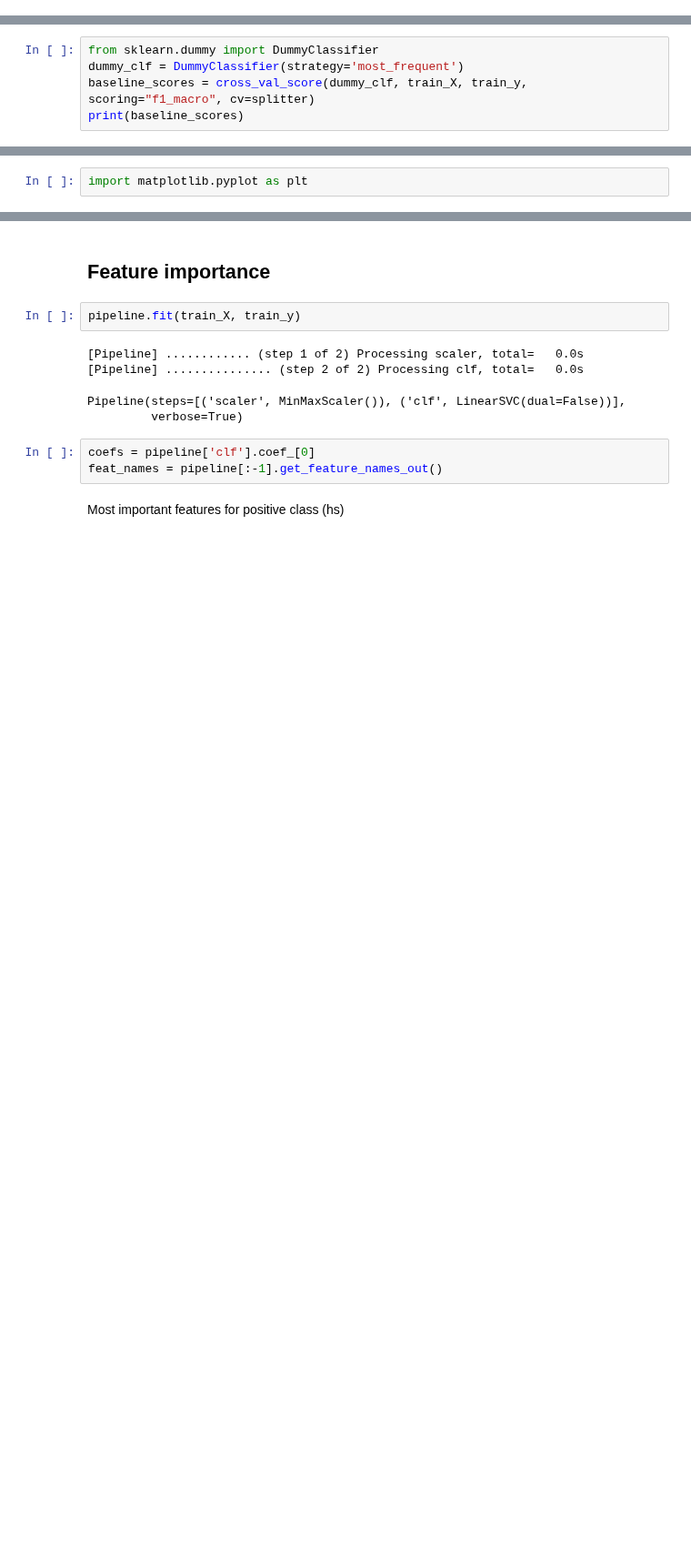
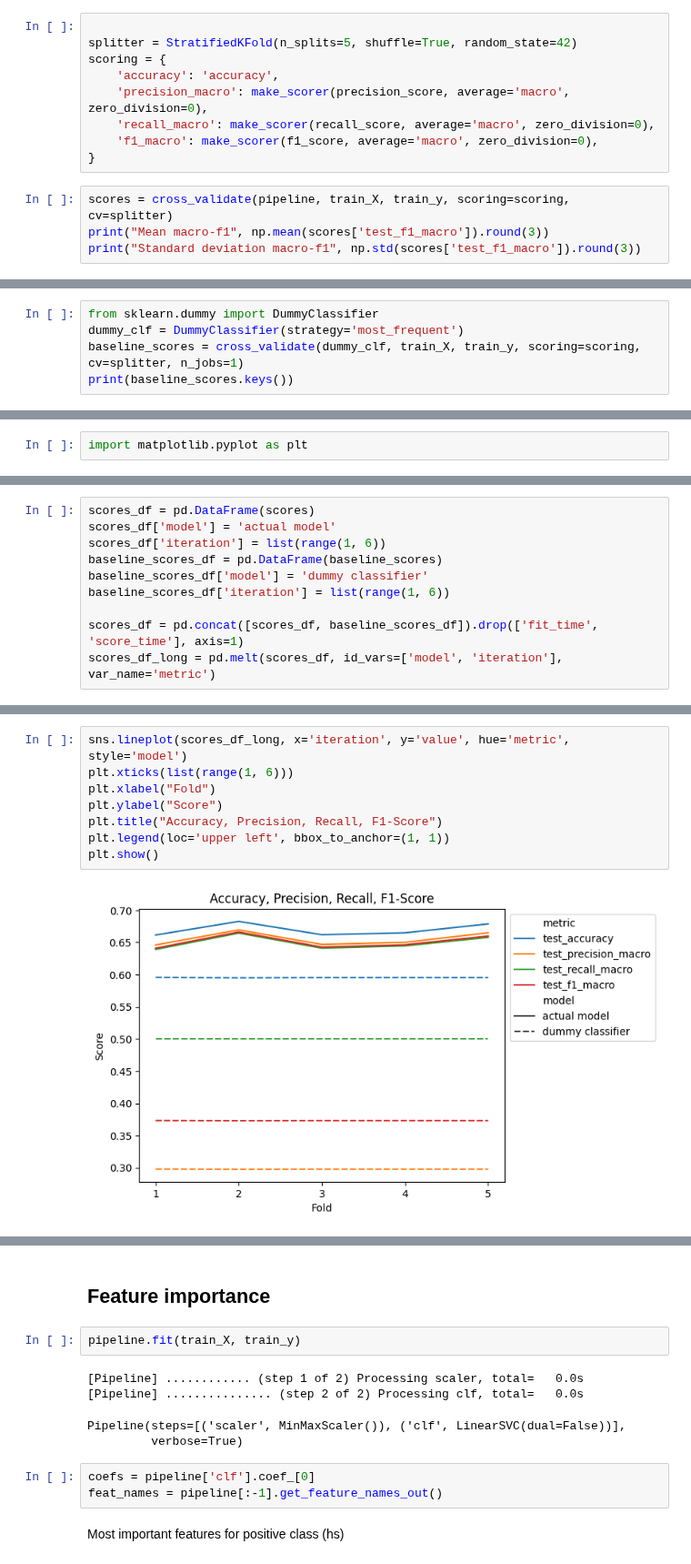
Before and after one commit to g-fabiani4-unipi/txa_project, a Jupyter notebook: src/style_analysis.ipynb, the cells around one changed output, grey strips where cells are left out. Shown at 91% size. Drawn from its saved outputs; the diff is of its cells as text; blank space fills up the shorter version.

Commit message:
Compute and visualize accuracy, precision, recall, and f1 for actual model and dummy classifier

```diff
--- a/src/style_analysis.ipynb
+++ b/src/style_analysis.ipynb
@@ -266,0 +251,13 @@ print(scores)
+# %%
+
+splitter = StratifiedKFold(n_splits=5, shuffle=True, random_state=42)
+scoring = {
+    'accuracy': 'accuracy',
+    'precision_macro': make_scorer(precision_score, average='macro', zero_division=0),
+    'recall_macro': make_scorer(recall_score, average='macro', zero_division=0),
+    'f1_macro': make_scorer(f1_score, average='macro', zero_division=0),
+}
+# %%
+scores = cross_validate(pipeline, train_X, train_y, scoring=scoring, cv=splitter)
+print("Mean macro-f1", np.mean(scores['test_f1_macro']).round(3))
+print("Standard deviation macro-f1", np.std(scores['test_f1_macro']).round(3))
@@ -267,6 +279,6 @@ print(scores)
 # %%
 from sklearn.dummy import DummyClassifier
 dummy_clf = DummyClassifier(strategy='most_frequent')
-baseline_scores = cross_val_score(dummy_clf, train_X, train_y, scoring="f1_macro", cv=splitter)
-print(baseline_scores)
+baseline_scores = cross_validate(dummy_clf, train_X, train_y, scoring=scoring, cv=splitter, n_jobs=1)
+print(baseline_scores.keys())
 # %% [output]
@@ -284,0 +288,10 @@ plt.show()
+# %%
+scores_df = pd.DataFrame(scores)
+scores_df['model'] = 'actual model'
+scores_df['iteration'] = list(range(1, 6))
+baseline_scores_df = pd.DataFrame(baseline_scores)
+baseline_scores_df['model'] = 'dummy classifier'
+baseline_scores_df['iteration'] = list(range(1, 6))
+
+scores_df = pd.concat([scores_df, baseline_scores_df]).drop(['fit_time', 'score_time'], axis=1)
+scores_df_long = pd.melt(scores_df, id_vars=['model', 'iteration'], var_name='metric')
@@ -285,3 +300,13 @@ plt.show()
+# %%
+sns.lineplot(scores_df_long, x='iteration', y='value', hue='metric', style='model')
+plt.xticks(list(range(1, 6)))
+plt.xlabel("Fold")
+plt.ylabel("Score")
+plt.title("Accuracy, Precision, Recall, F1-Score")
+plt.legend(loc='upper left', bbox_to_anchor=(1, 1))
+plt.show()
+# %% [output]
+[figure, added]
 # %%
 from sklearn.model_selection import cross_val_predict
 from sklearn.metrics import ConfusionMatrixDisplay
```
Also changed, not shown: parts of 9 cells of this notebook.
